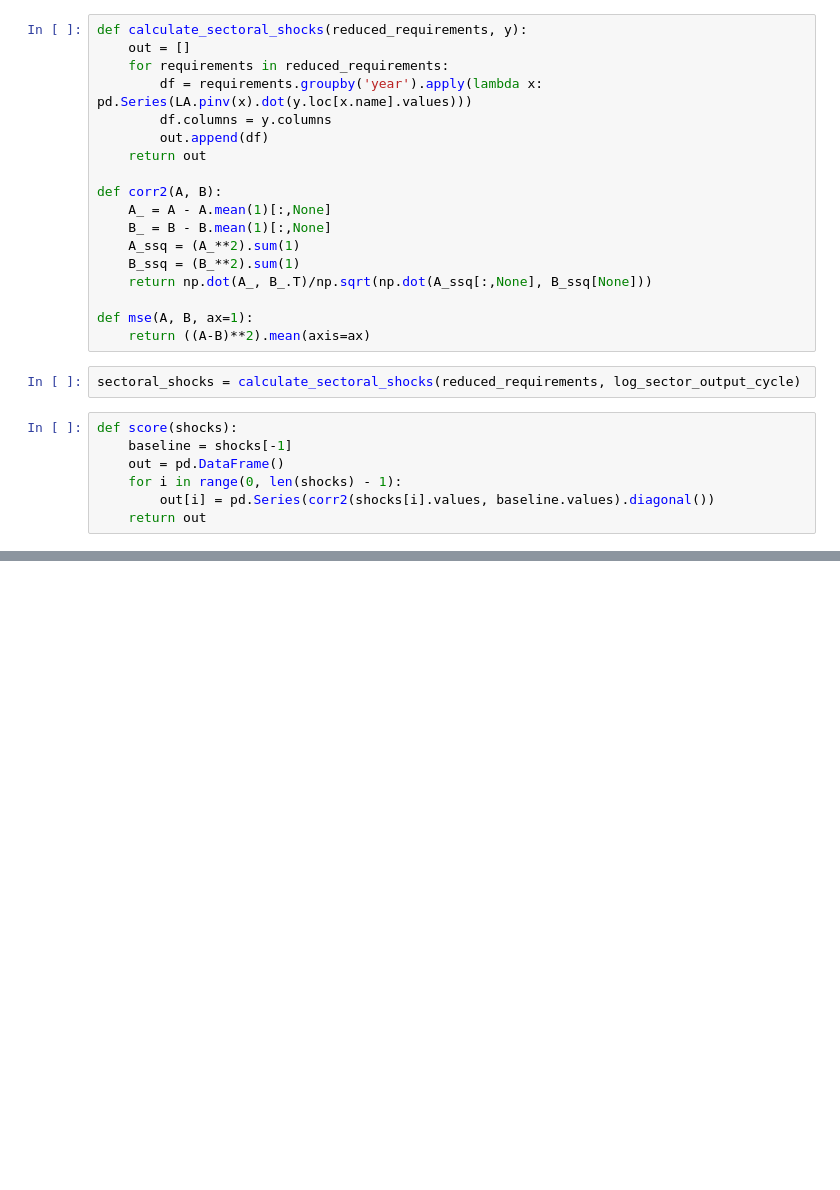
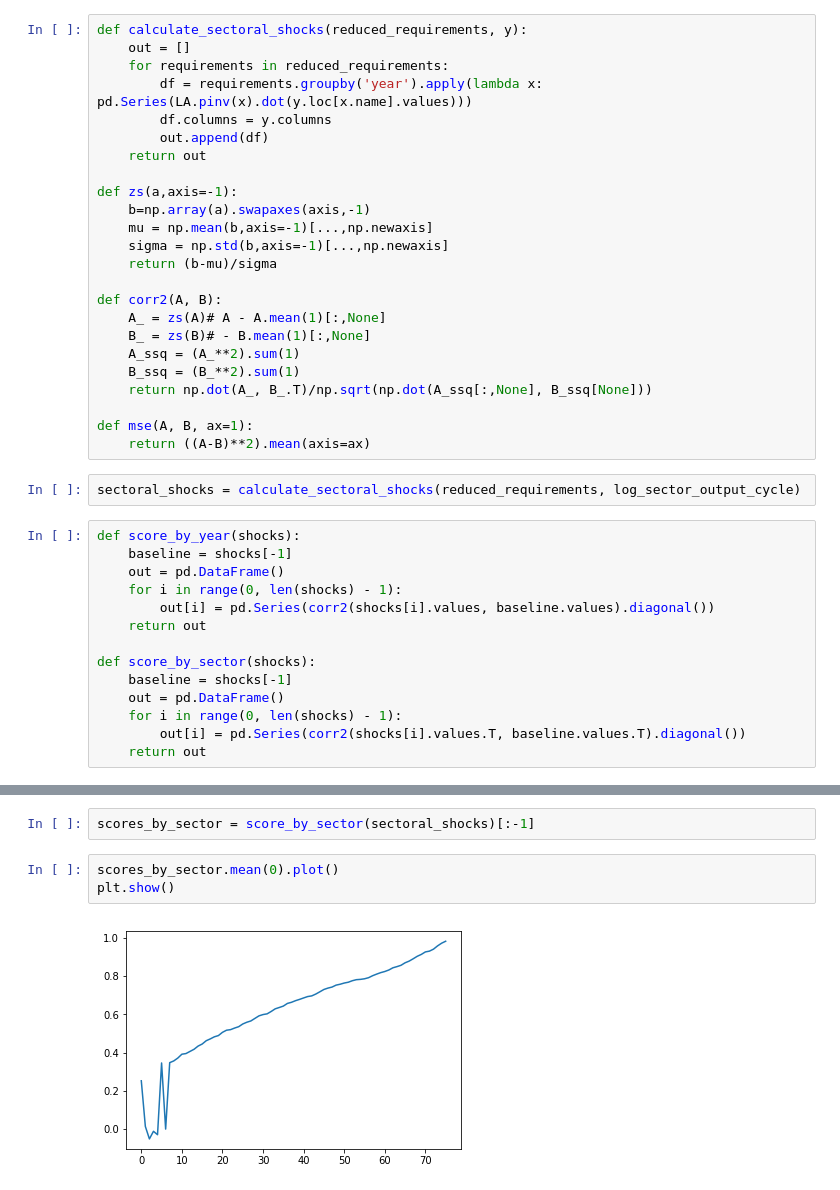
Before and after one commit to AshokRao95/network_volatility, a Jupyter notebook: svd_io.ipynb, the cells around one changed output, grey strips where cells are left out. Saved outputs shown, nothing was run; the diff lists cells and outputs as text; blank space fills up the shorter version.

```diff
--- a/svd_io.ipynb
+++ b/svd_io.ipynb
@@ -124,9 +124,15 @@ def calculate_sectoral_shocks(reduced_requirements, y):
         out.append(df)
     return out
 
+def zs(a,axis=-1):
+    b=np.array(a).swapaxes(axis,-1)
+    mu = np.mean(b,axis=-1)[...,np.newaxis]
+    sigma = np.std(b,axis=-1)[...,np.newaxis]
+    return (b-mu)/sigma
+
 def corr2(A, B):
-    A_ = A - A.mean(1)[:,None]
-    B_ = B - B.mean(1)[:,None]
+    A_ = zs(A)# A - A.mean(1)[:,None]
+    B_ = zs(B)# - B.mean(1)[:,None]
     A_ssq = (A_**2).sum(1)
     B_ssq = (B_**2).sum(1)
     return np.dot(A_, B_.T)/np.sqrt(np.dot(A_ssq[:,None], B_ssq[None]))
@@ -136,9 +142,16 @@ def mse(A, B, ax=1):
 # %%
 sectoral_shocks = calculate_sectoral_shocks(reduced_requirements, log_sector_output_cycle)
 # %%
-def score(shocks):
+def score_by_year(shocks):
     baseline = shocks[-1]
     out = pd.DataFrame()
     for i in range(0, len(shocks) - 1):
         out[i] = pd.Series(corr2(shocks[i].values, baseline.values).diagonal())
     return out
+
+def score_by_sector(shocks):
+    baseline = shocks[-1]
+    out = pd.DataFrame()
+    for i in range(0, len(shocks) - 1):
+        out[i] = pd.Series(corr2(shocks[i].values.T, baseline.values.T).diagonal())
+    return out
@@ -149,3 +162,10 @@ scores.mean(0).plot()
 plt.show()
 # %% [output]
 [figure]
+# %%
+scores_by_sector = score_by_sector(sectoral_shocks)[:-1]
+# %%
+scores_by_sector.mean(0).plot()
+plt.show()
+# %% [output]
+[figure, added]
```
Also changed, not shown: parts of 9 cells of this notebook.
